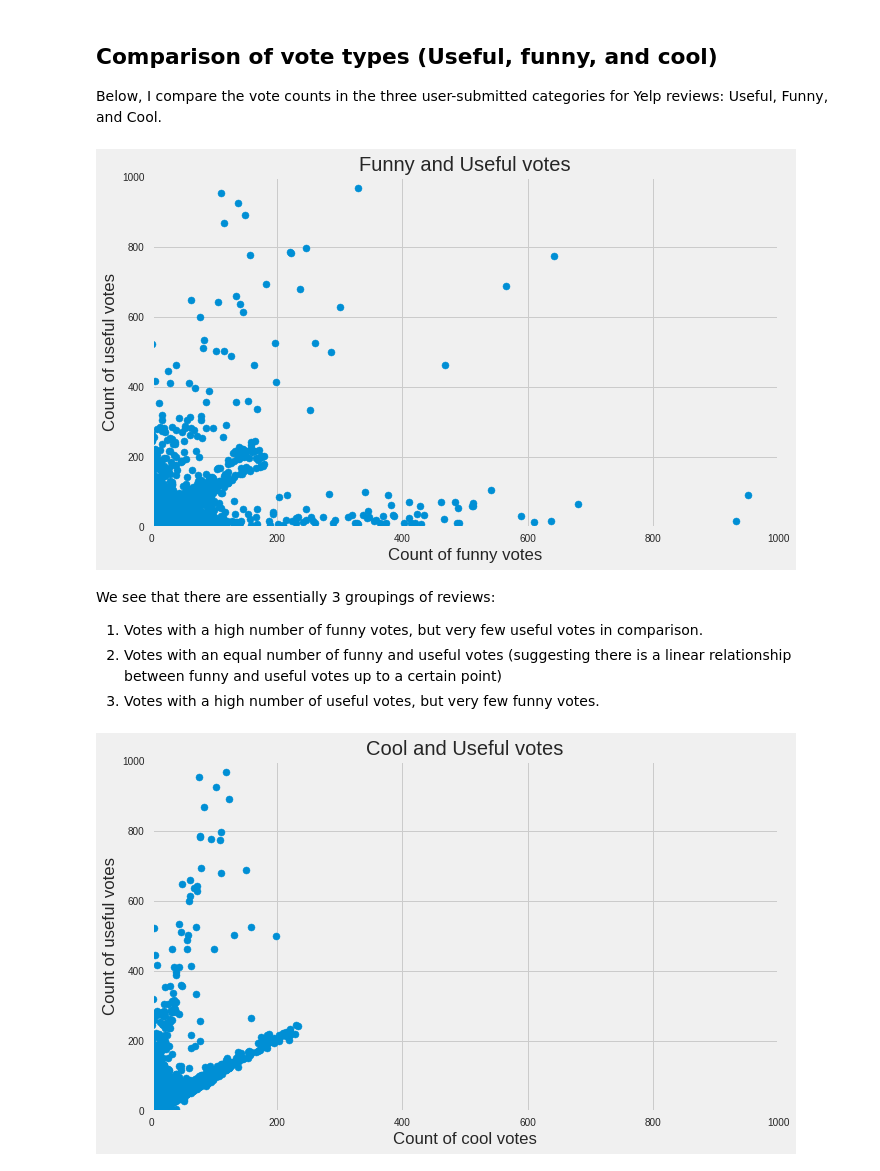
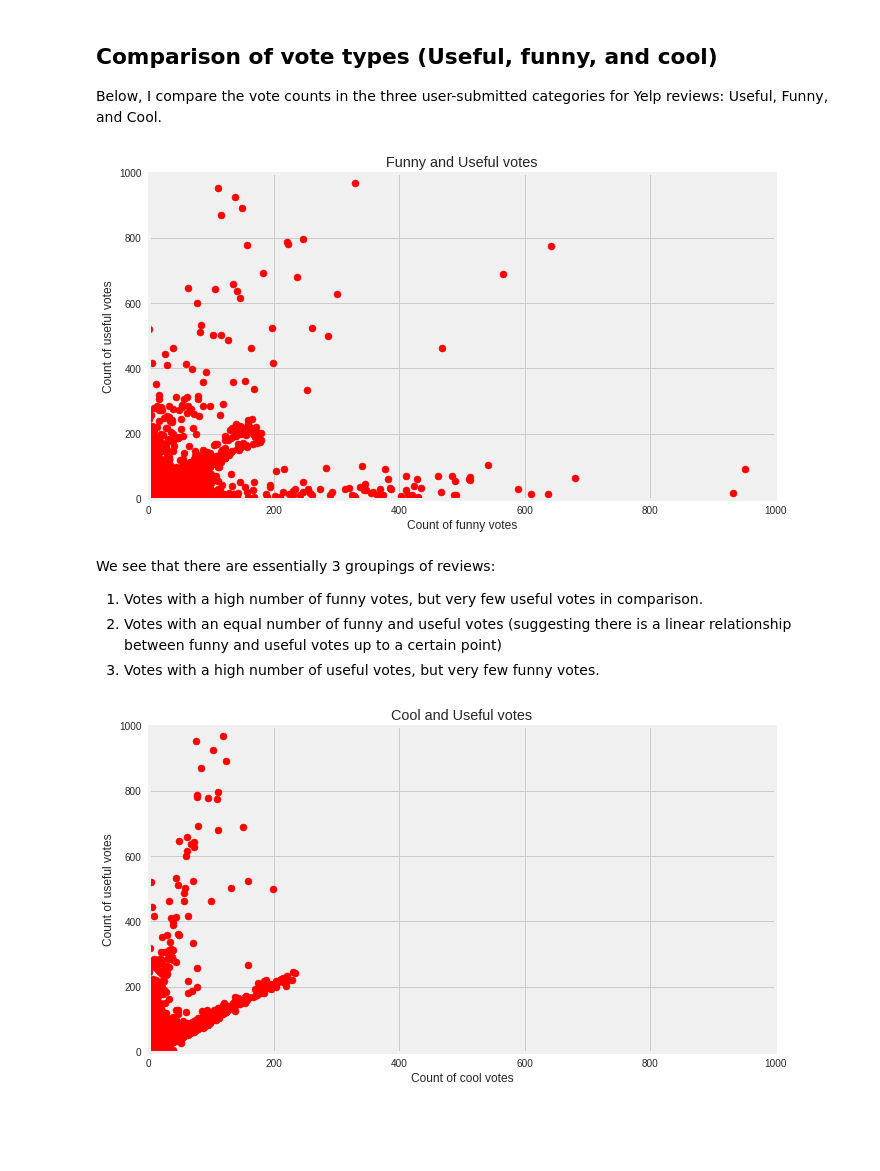
Before and after one commit to gd32/yelp_topic_modeling, a Jupyter notebook: notebooks/01_EDA_Reviews.ipynb, the cells around one changed output. Saved outputs shown, nothing was run; the diff lists cells and outputs as text; code cells hidden in the pictures; blank space fills up the shorter version.

```diff
--- a/notebooks/01_EDA_Reviews.ipynb
+++ b/notebooks/01_EDA_Reviews.ipynb
@@ -247,15 +234,15 @@ Overall, it looks like reviews of all levels mostly are 250 words or under. It a
 Below, I compare the vote counts in the three user-submitted categories for Yelp reviews: Useful, Funny, and Cool.
 # %%
 plt.figure(figsize=(10, 6))
-plt.scatter('funny', 'useful', data=df)
+plt.scatter('funny', 'useful', data=df, color='r')
 plt.title('Funny and Useful votes')
 plt.xlabel('Count of funny votes')
 plt.ylabel('Count of useful votes')
 plt.xlim(0, 1000)
 plt.ylim(0, 1000)
 plt.savefig('../visuals/funny_useful.png')
 # %% [output]
-[figure, old version]
+[figure, new version]
 # %% [markdown]
 We see that there are essentially 3 groupings of reviews:
 
@@ -264,7 +251,7 @@ We see that there are essentially 3 groupings of reviews:
 3. Votes with a high number of useful votes, but very few funny votes.
 # %%
 plt.figure(figsize=(10, 6))
-plt.scatter('cool', 'useful', data=df)
+plt.scatter('cool', 'useful', data=df, color='r')
 plt.title('Cool and Useful votes')
 plt.xlabel('Count of cool votes')
 plt.ylabel('Count of useful votes')
@@ -272,5 +259,5 @@ plt.xlim(0, 1000)
 plt.ylim(0, 1000)
 plt.savefig('../visuals/cool_useful.png')
 # %% [output]
-[figure, old version]
+[figure, new version]
 # %% [markdown]
```
Also changed, not shown: parts of 12 cells of this notebook, 12 other files.
